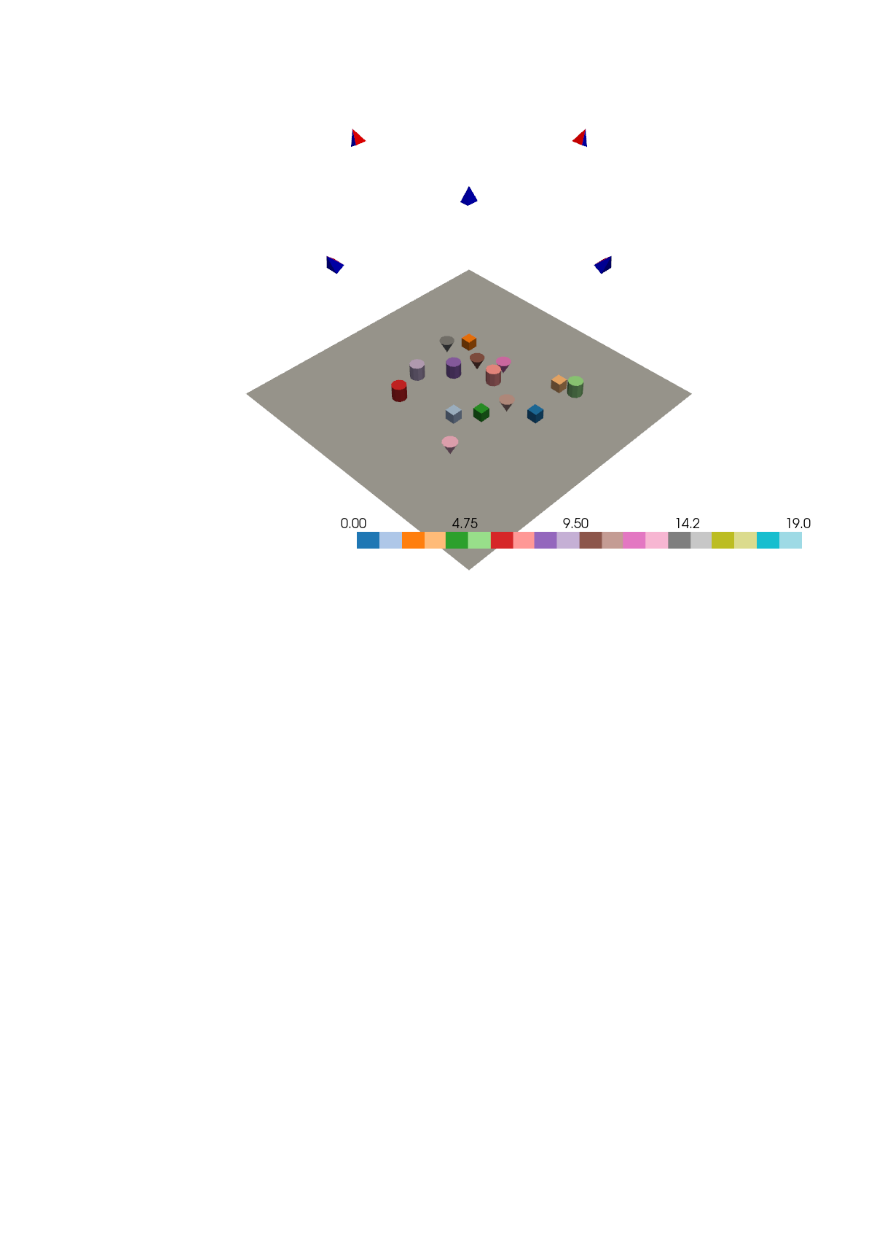
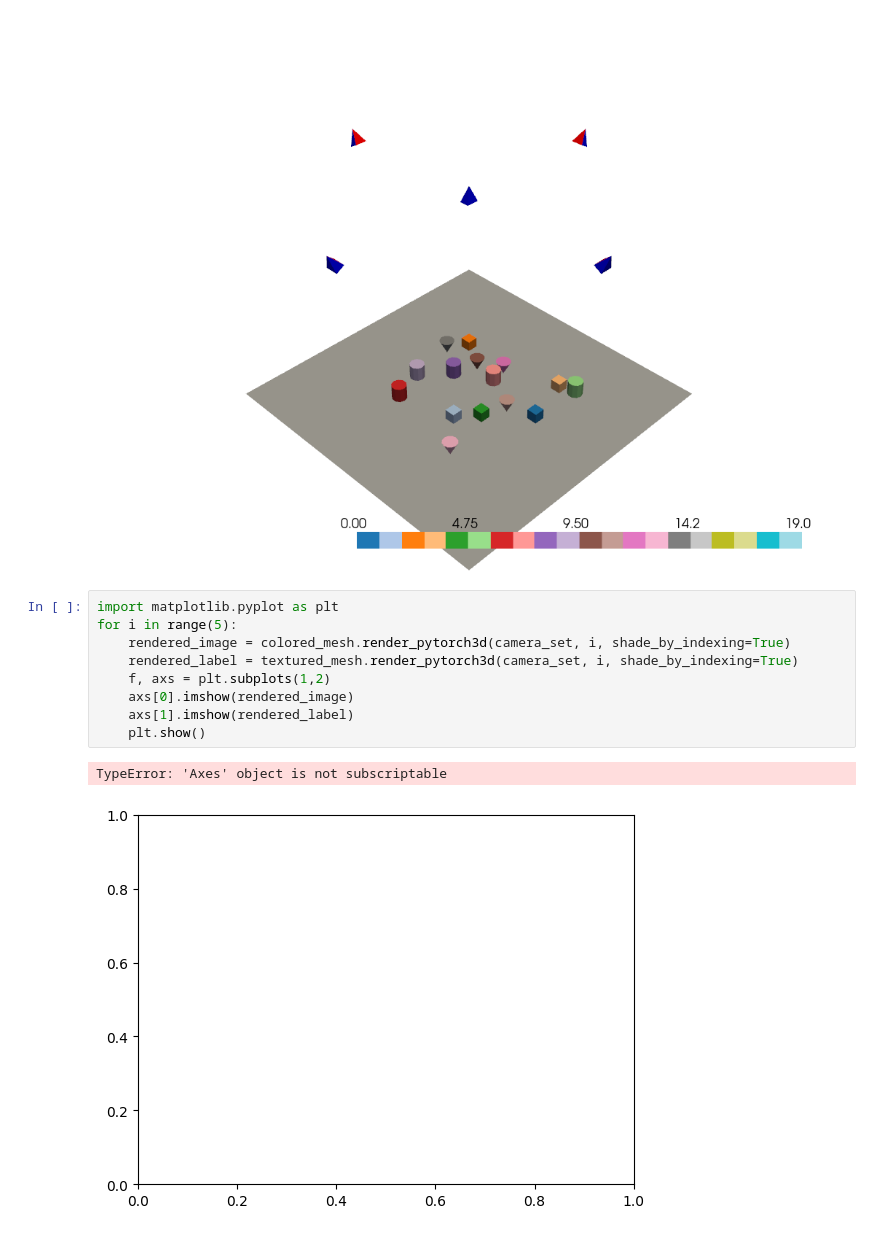
Before and after one commit to open-forest-observatory/geograypher, a Jupyter notebook: examples/concept_figure.ipynb, the cells around one changed output. Drawn from its saved outputs; the diff is of its cells as text; blank space fills up the shorter version.

```diff
--- a/examples/concept_figure.ipynb
+++ b/examples/concept_figure.ipynb
@@ -200,3 +200,15 @@ No module named 'trame.ui.vuetify'
 Falling back to a static output.
   warnings.warn(
 [figure]
+# %%
+import matplotlib.pyplot as plt
+for i in range(5):
+    rendered_image = colored_mesh.render_pytorch3d(camera_set, i, shade_by_indexing=True)
+    rendered_label = textured_mesh.render_pytorch3d(camera_set, i, shade_by_indexing=True)
+    f, axs = plt.subplots(1,2)
+    axs[0].imshow(rendered_image)
+    axs[1].imshow(rendered_label)
+    plt.show()
+# %% [output]
+TypeError: 'Axes' object is not subscriptable
+[figure, added]
```
